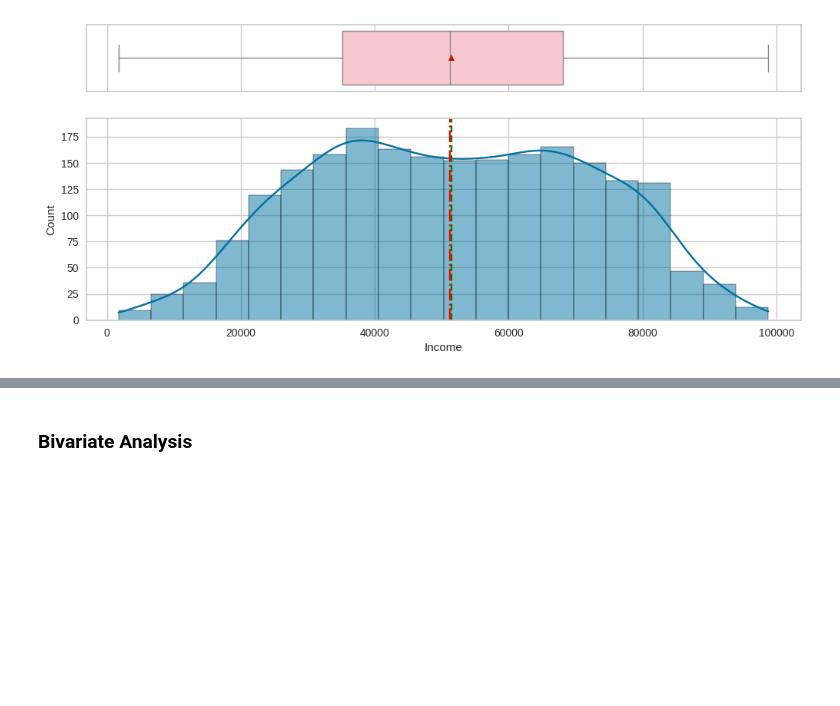
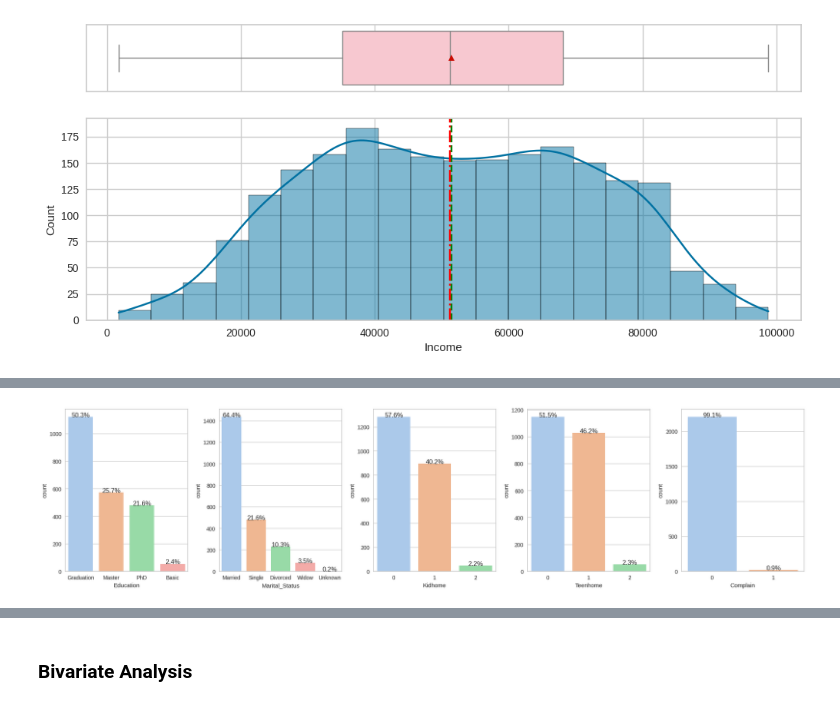
Before and after one commit to marijamaik/marketing-campaign-analysis, a Jupyter notebook: marketing_campaign_analysis.ipynb, the cells around one changed output, grey strips where cells are left out. Drawn from its saved outputs; the diff is of its cells as text; code cells hidden in the pictures; blank space fills up the shorter version.

```diff
--- a/marketing_campaign_analysis.ipynb
+++ b/marketing_campaign_analysis.ipynb
@@ -272,0 +325,25 @@ histogram_boxplot(df, 'Income')
+# %%
+# Function to plot a bar chart with percentages for a categorical feature
+def bar_plot_categorical(feature, ax):
+    total = len(df[feature])
+    sns.countplot(data=df, x=feature, palette='pastel', order=df[feature].value_counts().index, ax=ax)
+
+    # Calculate percentage for each category
+    for p in ax.patches:
+        percentage = '{:.1f}%'.format(100 * p.get_height() / total)
+        x = p.get_x() + p.get_width() / 2
+        y = p.get_height()
+        ax.annotate(percentage, (x, y), ha='center')
+# %%
+# List of features to plot
+features = ['Education', 'Marital_Status', 'Kidhome', 'Teenhome', 'Complain']
+fig, axes = plt.subplots(1, len(features), figsize=(20, 5))
+
+# Loop through each feature and plot on respective subplot
+for i, feature in enumerate(features):
+    bar_plot_categorical(feature, axes[i])
+
+plt.tight_layout()
+plt.show()
+# %% [output]
+[figure, added]
```
Also changed, not shown: parts of 60 cells of this notebook.
